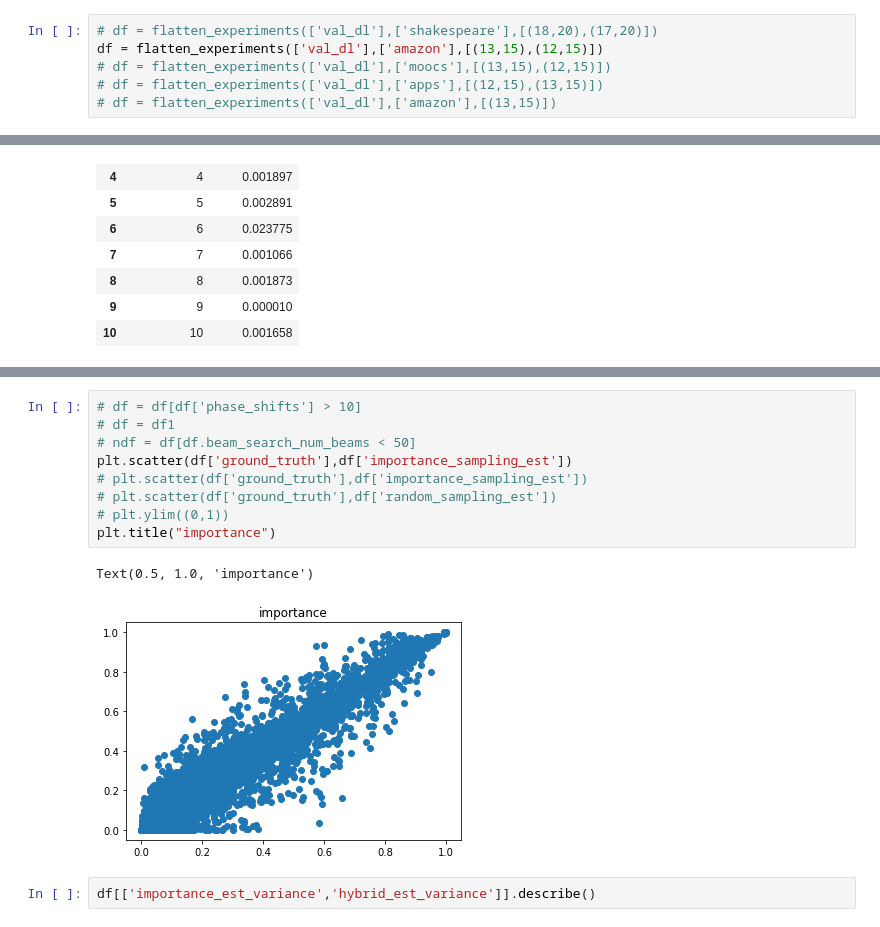
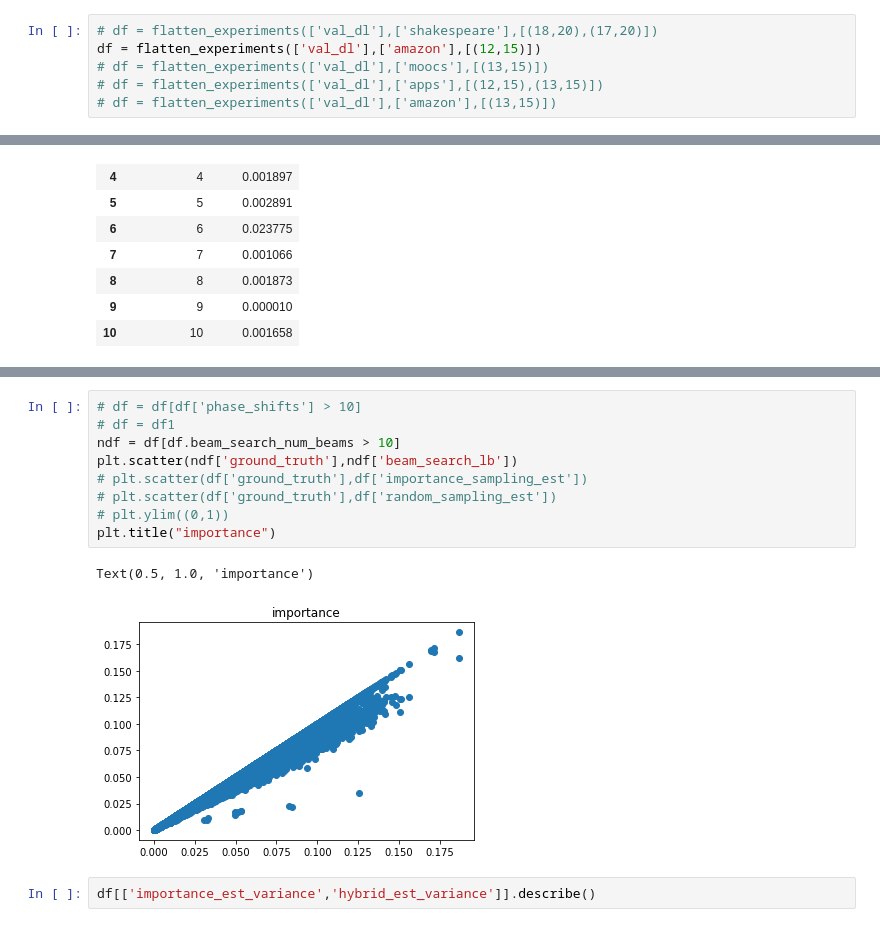
Before and after one commit to vshah99/prob_seq_queries_nnproject, a Jupyter notebook: notebooks/flatten_dataset.ipynb, the cells around one changed output, grey strips where cells are left out. Drawn from its saved outputs; the diff is of its cells as text.

```diff
--- a/notebooks/flatten_dataset.ipynb
+++ b/notebooks/flatten_dataset.ipynb
@@ -337,8 +337,8 @@ def flatten_experiments(experiments, datasets, lengths,model_budget=False):
     return data_df
 # %%
 # df = flatten_experiments(['val_dl'],['shakespeare'],[(18,20),(17,20)])
-df = flatten_experiments(['val_dl'],['amazon'],[(13,15),(12,15)])
-# df = flatten_experiments(['val_dl'],['moocs'],[(13,15),(12,15)])
+df = flatten_experiments(['val_dl'],['amazon'],[(12,15)])
+# df = flatten_experiments(['val_dl'],['moocs'],[(13,15)])
 # df = flatten_experiments(['val_dl'],['apps'],[(12,15),(13,15)])
 # df = flatten_experiments(['val_dl'],['amazon'],[(13,15)])
 # %% [output]
@@ -423,15 +457,15 @@ df.loc[:10,['sequence_id','ground_truth']]
 # %%
 # df = df[df['phase_shifts'] > 10]
 # df = df1
-# ndf = df[df.beam_search_num_beams < 50]
-plt.scatter(df['ground_truth'],df['importance_sampling_est'])
+ndf = df[df.beam_search_num_beams > 10]
+plt.scatter(ndf['ground_truth'],ndf['beam_search_lb'])
 # plt.scatter(df['ground_truth'],df['importance_sampling_est'])
 # plt.scatter(df['ground_truth'],df['random_sampling_est'])
 # plt.ylim((0,1))
 plt.title("importance")
 # %% [output]
 Text(0.5, 1.0, 'importance')
-[figure, old version]
+[figure, new version]
 # %%
 df[['importance_est_variance','hybrid_est_variance']].describe()
 # %% [output]
```
Also changed, not shown: parts of 8 cells of this notebook, 12 other files.
